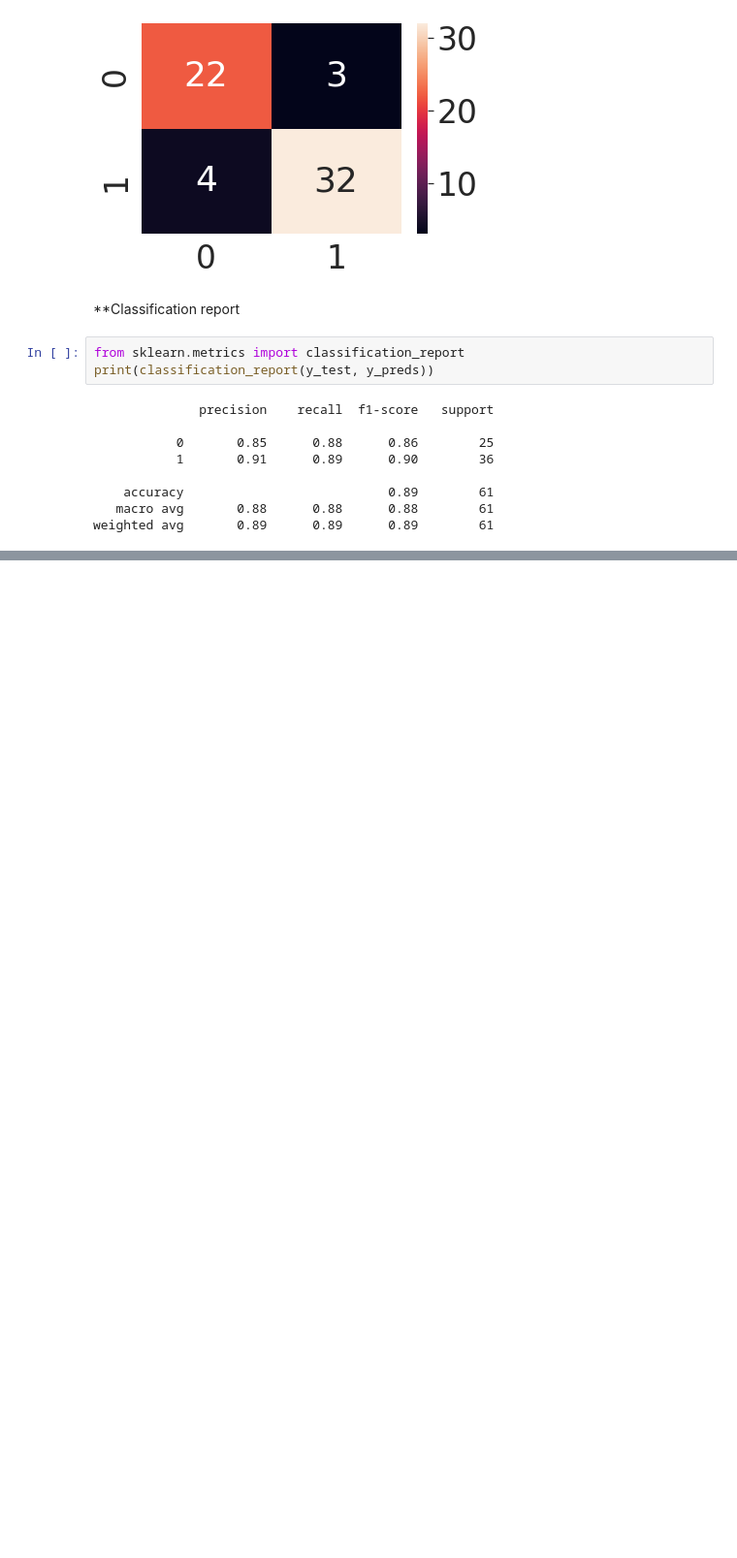
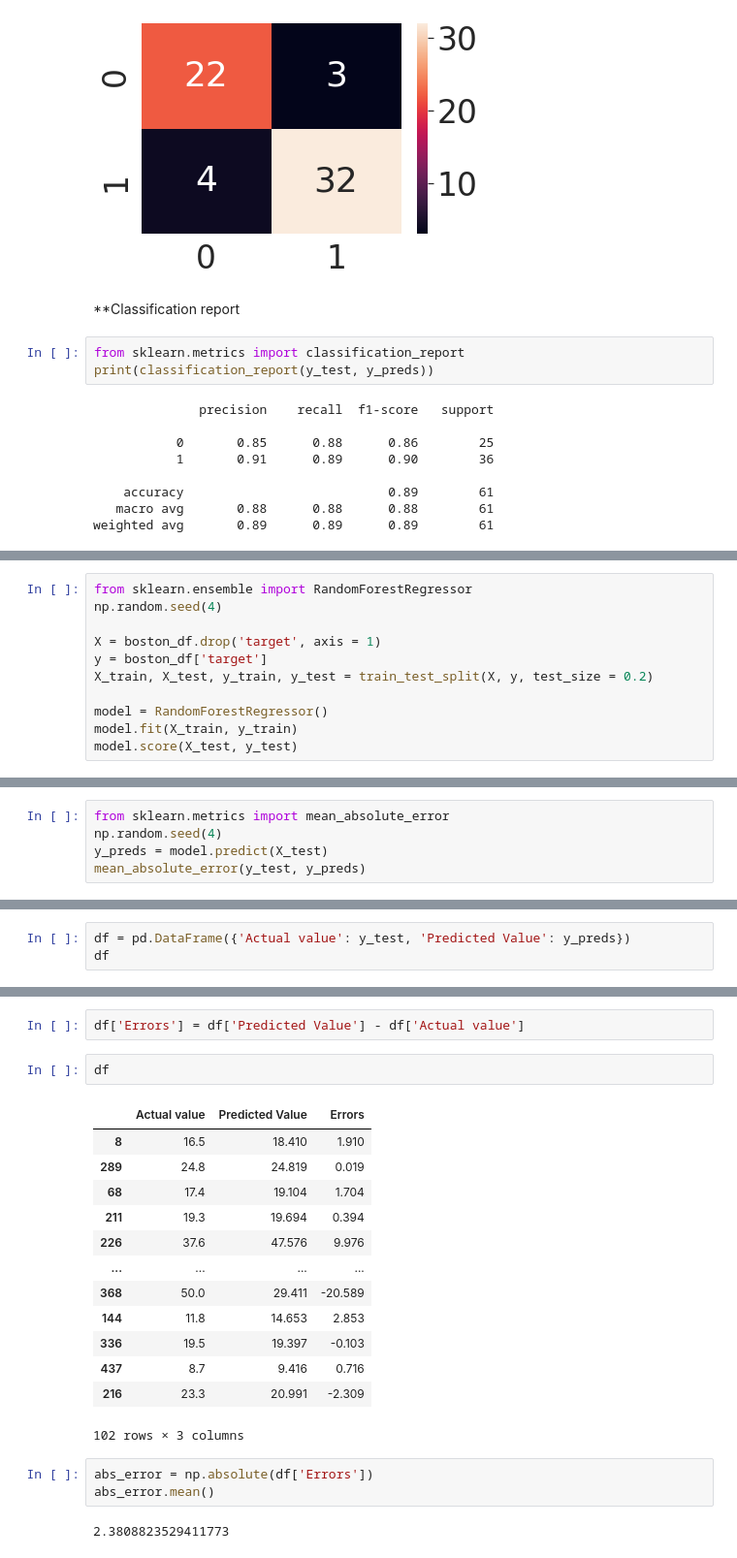
Before and after one commit to VisaalPathak/Sklearn_Practice, a Jupyter notebook: sklearn-choosing-right-model-practice.ipynb, the cells around one changed output, grey strips where cells are left out. Shown at 97% size. Drawn from its saved outputs; the diff is of its cells as text; blank space fills up the shorter version.

```diff
--- a/sklearn-choosing-right-model-practice.ipynb
+++ b/sklearn-choosing-right-model-practice.ipynb
@@ -288,0 +314,11 @@ weighted avg       0.89      0.89      0.89        61
+# %%
+from sklearn.ensemble import RandomForestRegressor
+np.random.seed(4)
+
+X = boston_df.drop('target', axis = 1)
+y = boston_df['target']
+X_train, X_test, y_train, y_test = train_test_split(X, y, test_size = 0.2)
+
+model = RandomForestRegressor()
+model.fit(X_train, y_train)
+model.score(X_test, y_test)
@@ -288,0 +348,5 @@ weighted avg       0.89      0.89      0.89        61
+# %%
+from sklearn.metrics import mean_absolute_error
+np.random.seed(4)
+y_preds = model.predict(X_test)
+mean_absolute_error(y_test, y_preds)
@@ -288,0 +355,3 @@ weighted avg       0.89      0.89      0.89        61
+# %%
+df = pd.DataFrame({'Actual value': y_test, 'Predicted Value': y_preds})
+df
@@ -288,0 +372,23 @@ weighted avg       0.89      0.89      0.89        61
+# %%
+df['Errors'] = df['Predicted Value'] - df['Actual value']
+# %%
+df
+# %% [output]
+|  | Actual value | Predicted Value | Errors |
+| 8 | 16.5 | 18.410 | 1.910 |
+| 289 | 24.8 | 24.819 | 0.019 |
+| 68 | 17.4 | 19.104 | 1.704 |
+| 211 | 19.3 | 19.694 | 0.394 |
+| 226 | 37.6 | 47.576 | 9.976 |
+| ... | ... | ... | ... |
+| 368 | 50.0 | 29.411 | -20.589 |
+| 144 | 11.8 | 14.653 | 2.853 |
+| 336 | 19.5 | 19.397 | -0.103 |
+| 437 | 8.7 | 9.416 | 0.716 |
+| 216 | 23.3 | 20.991 | -2.309 |
+102 rows × 3 columns
+# %%
+abs_error = np.absolute(df['Errors'])
+abs_error.mean()
+# %% [output]
+2.3808823529411773
```
Also changed, not shown: parts of 40 cells of this notebook.
